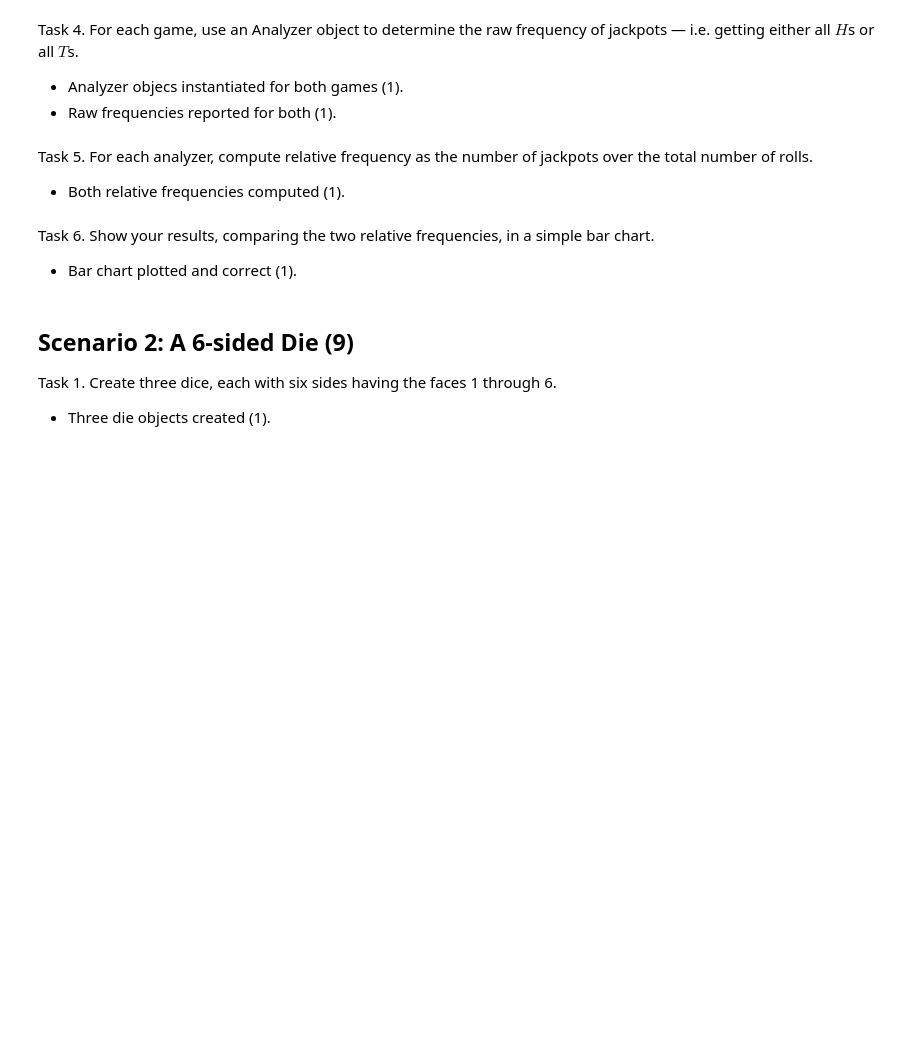
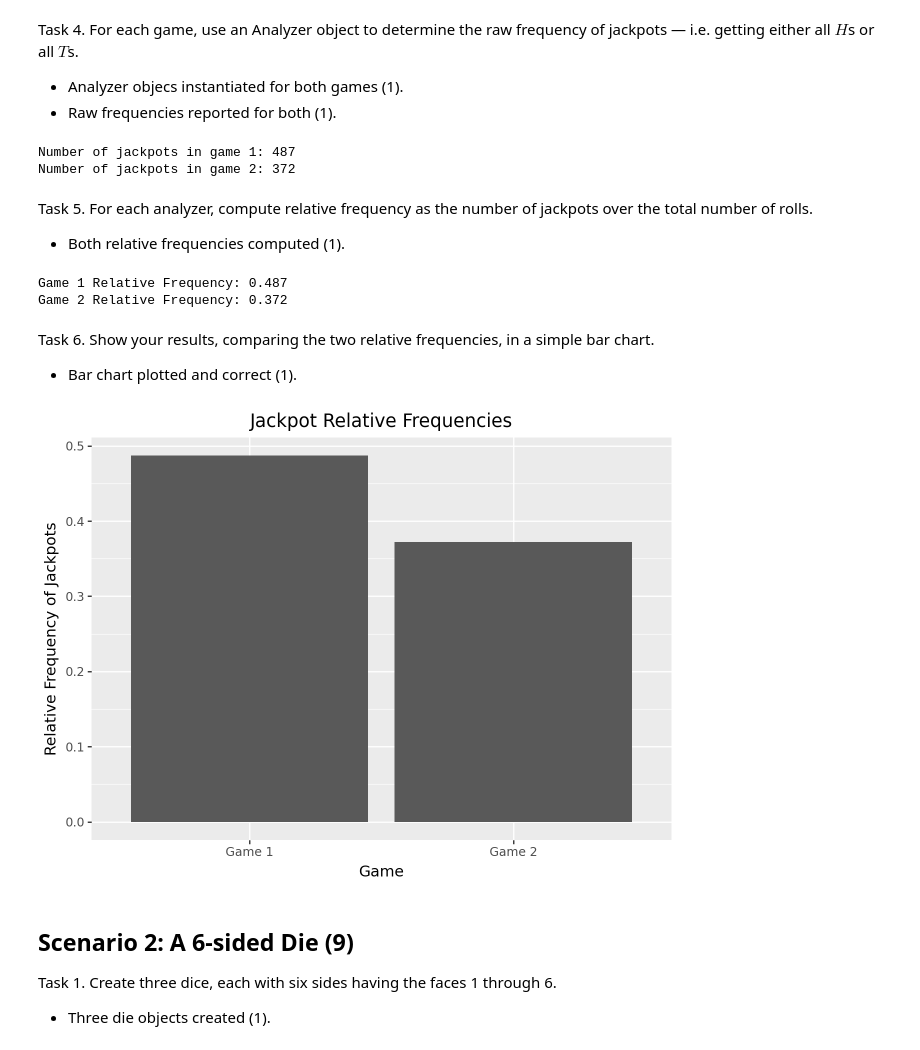
Before and after one commit to payton-turner/ds5100-final-project, a Jupyter notebook: DS5100_Final_Project_Report.ipynb, the cells around one changed output. Drawn from its saved outputs; the diff is of its cells as text; code cells hidden in the pictures; blank space fills up the shorter version.

```diff
--- a/DS5100_Final_Project_Report.ipynb
+++ b/DS5100_Final_Project_Report.ipynb
@@ -208,3 +200,12 @@ Task 1. Create a fair coin (with faces $H$ and $T$) and one unfair coin in which
 Task 2. Play a game of $1000$ flips with two fair dice.
 
 - Play method called correclty and without error (1).
+# %%
+coins_1 = [fair_coin, fair_coin]
+
+game_1 = Game(coins_1)
+
+flips = 1000
+game_1.play(flips)
+
+print(game_1.results())
@@ -213,3 +230,12 @@ Task 3. Play another game (using a new Game object) of $1000$ flips, this time u
 
 - New game object created (1).
 - Play method called correclty and without error (1).
+# %%
+coins_2 = [unfair_coin, unfair_coin, fair_coin]
+
+game_2 = Game(coins_2)
+
+flips = 1000
+game_2.play(flips)
+
+game_2.results()
@@ -218,14 +259,49 @@ Task 4. For each game, use an Analyzer object to determine the raw frequency of
 
 - Analyzer objecs instantiated for both games (1).
 - Raw frequencies reported for both (1).
+# %%
+analyzer_1 = Analyzer(game_1)
+analyzer_2 = Analyzer(game_2)
+
+jackpot_count_1 = analyzer_1.jackpot()
+jackpot_count_2 = analyzer_2.jackpot()
+
+print(f"Number of jackpots in game 1: {jackpot_count_1}")
+print(f"Number of jackpots in game 2: {jackpot_count_2}")
+# %% [output]
+Number of jackpots in game 1: 487
+Number of jackpots in game 2: 372
 # %% [markdown]
 Task 5. For each analyzer, compute relative frequency as the number of jackpots over the total number of rolls.
 
 - Both relative frequencies computed (1).
+# %%
+relative_frequency_1 = jackpot_count_1 / flips
+relative_frequency_2 = jackpot_count_2 / flips
+print("Game 1 Relative Frequency:", relative_frequency_1)
+print("Game 2 Relative Frequency:", relative_frequency_2)
+# %% [output]
+Game 1 Relative Frequency: 0.487
+Game 2 Relative Frequency: 0.372
 # %% [markdown]
 Task 6. Show your results, comparing the two relative frequencies, in a simple bar chart.
 
 - Bar chart plotted and correct (1).
+# %%
+data_1 = pd.DataFrame({
+    'Game': ['Game 1', 'Game 2'],
+    'Relative_Frequency': [relative_frequency_1, relative_frequency_2]})
+
+graph_1 = (ggplot(data_1, aes(x='Game', y='Relative_Frequency')) +
+geom_bar(stat='identity') +
+labs(
+    title='Jackpot Relative Frequencies',
+    x='Game',
+    y='Relative Frequency of Jackpots'))
+
+graph_1
+# %% [output]
+[figure, added]
 # %% [markdown]
 ## Scenario 2: A 6-sided Die (9)
 
```
Also changed, not shown: parts of 25 cells of this notebook, 2 other files.
